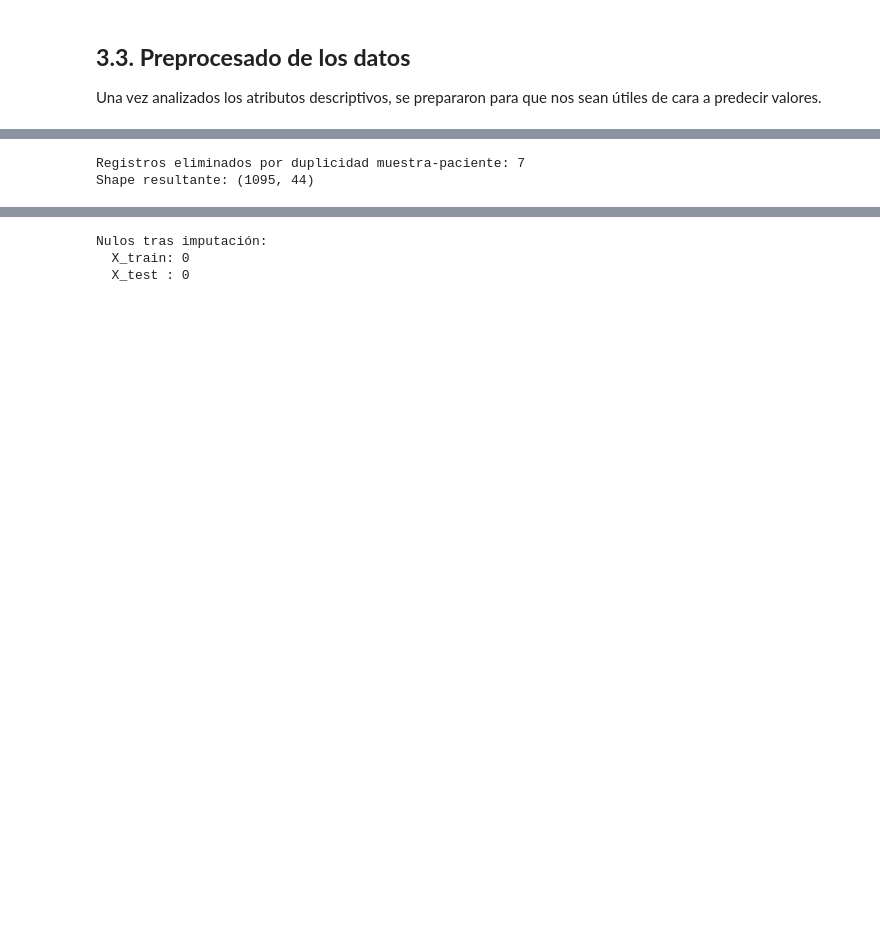
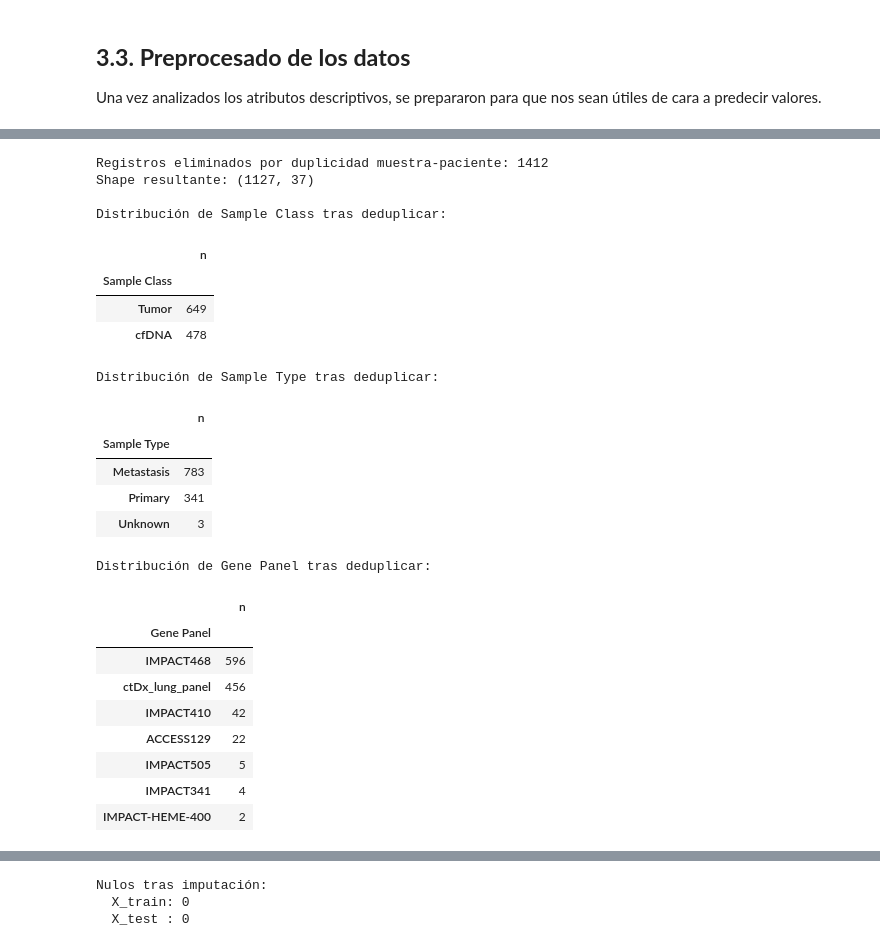
Before and after one commit to JulioUQ/TFM---Analisis-de-supervivencia-del-cancer, a Jupyter notebook: Modulo 3 - Diseño e implementacion del trabajo/code/nsclc_ctdx_msk__EDA_Preprocesamiento - copia.ipynb, the cells around one changed output, grey strips where cells are left out. Cells and saved outputs as stored; diff of their text form; code cells hidden in the pictures; blank space fills up the shorter version.

```diff
--- a/Modulo 3 - Diseño e implementacion del trabajo/code/nsclc_ctdx_msk__EDA_Preprocesamiento - copia.ipynb
+++ b/Modulo 3 - Diseño e implementacion del trabajo/code/nsclc_ctdx_msk__EDA_Preprocesamiento - copia.ipynb
@@ -515,17 +600,70 @@ TCGA-BRCA contiene algunos pacientes con más de una muestra. Para evitar que un
 # %%
-n_antes = len(tcga_prep)
+n_antes = len(nsclc_prep)
 
-if {"Patient ID", "Sample Type"}.issubset(tcga_prep.columns):
-    tcga_prep["__sample_priority"] = np.where(tcga_prep["Sample Type"].eq("Primary Tumor"), 0, 1)
-    tcga_prep = (
-        tcga_prep
-        .sort_values(["Patient ID", "__sample_priority"])
-        .drop_duplicates(subset=["Patient ID"], keep="first")
-        .drop(columns="__sample_priority")
+SAMPLE_CLASS_PRIORITY = {
+    "Tumor": 0,
+    "cfDNA": 1,
+}
+
+SAMPLE_TYPE_PRIORITY = {
+    "Primary": 0,
+    "Metastasis": 1,
+    "Local Recurrence": 2,
+    "Unknown": 3,
+}
+
+if "Patient ID" in nsclc_prep.columns:
+    nsclc_prep["__sample_class_priority"] = (
+        nsclc_prep.get("Sample Class", pd.Series(index=nsclc_prep.index, dtype=object))
+        .map(SAMPLE_CLASS_PRIORITY)
+        .fillna(9)
+    )
+    nsclc_prep["__sample_type_priority"] = (
+        nsclc_prep.get("Sample Type", pd.Series(index=nsclc_prep.index, dtype=object))
+        .map(SAMPLE_TYPE_PRIORITY)
+        .fillna(9)
     )
 
-print(f"Registros eliminados por duplicidad muestra-paciente: {n_antes - len(tcga_prep)}")
-print(f"Shape resultante: {tcga_prep.shape}")
+    sort_cols = ["Patient ID", "__sample_class_priority", "__sample_type_priority"]
+    if "Sample ID" in nsclc_prep.columns:
+        sort_cols.append("Sample ID")
+
+    nsclc_prep = (
+        nsclc_prep
+        .sort_values(sort_cols)
+        .drop_duplicates(subset=["Patient ID"], keep="first")
+        .drop(columns=["__sample_class_priority", "__sample_type_priority"])
+    )
+
+print(f"Registros eliminados por duplicidad muestra-paciente: {n_antes - len(nsclc_prep)}")
+print(f"Shape resultante: {nsclc_prep.shape}")
+
+for col in ["Sample Class", "Sample Type", "Gene Panel"]:
+    if col in nsclc_prep.columns:
+        print(f"\nDistribución de {col} tras deduplicar:")
+        display(nsclc_prep[col].value_counts(dropna=False).to_frame("n"))
 # %% [output]
-Registros eliminados por duplicidad muestra-paciente: 7
-Shape resultante: (1095, 44)
+Registros eliminados por duplicidad muestra-paciente: 1412
+Shape resultante: (1127, 37)
+
+Distribución de Sample Class tras deduplicar:
+|  | n |
+| Sample Class |  |
+| Tumor | 649 |
+| cfDNA | 478 |
+Distribución de Sample Type tras deduplicar:
+|  | n |
+| Sample Type |  |
+| Metastasis | 783 |
+| Primary | 341 |
+| Unknown | 3 |
+Distribución de Gene Panel tras deduplicar:
+|  | n |
+| Gene Panel |  |
+| IMPACT468 | 596 |
+| ctDx_lung_panel | 456 |
+| IMPACT410 | 42 |
+| ACCESS129 | 22 |
+| IMPACT505 | 5 |
+| IMPACT341 | 4 |
+| IMPACT-HEME-400 | 2 |
```
Also changed, not shown: parts of 58 cells of this notebook, 9 other files.
